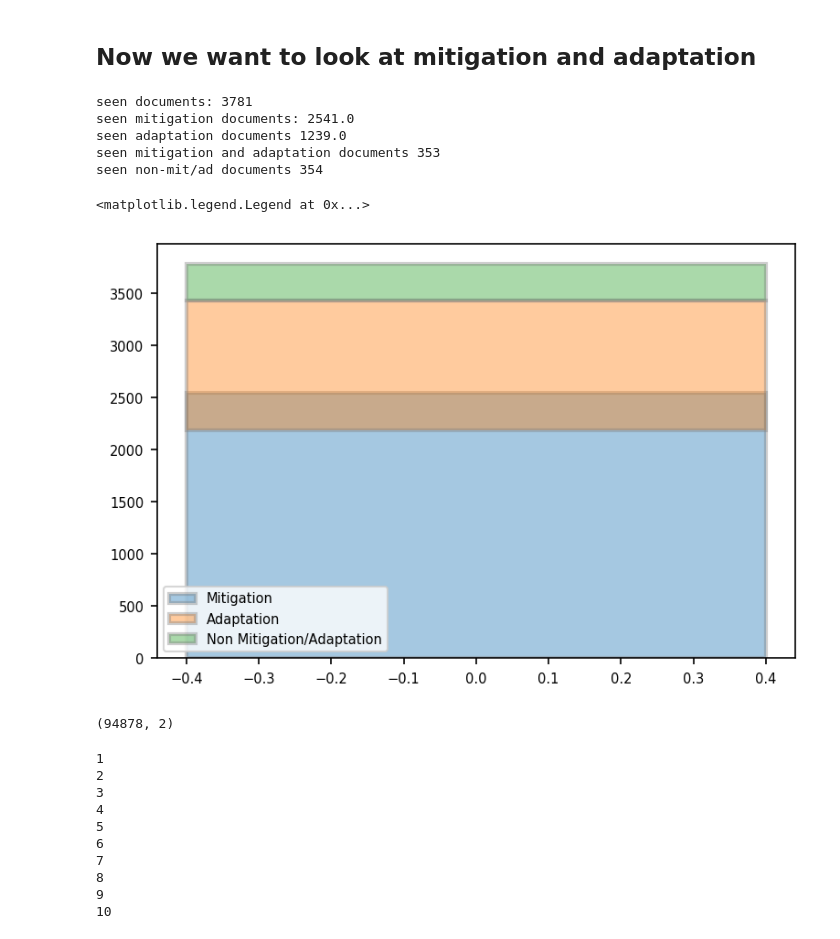
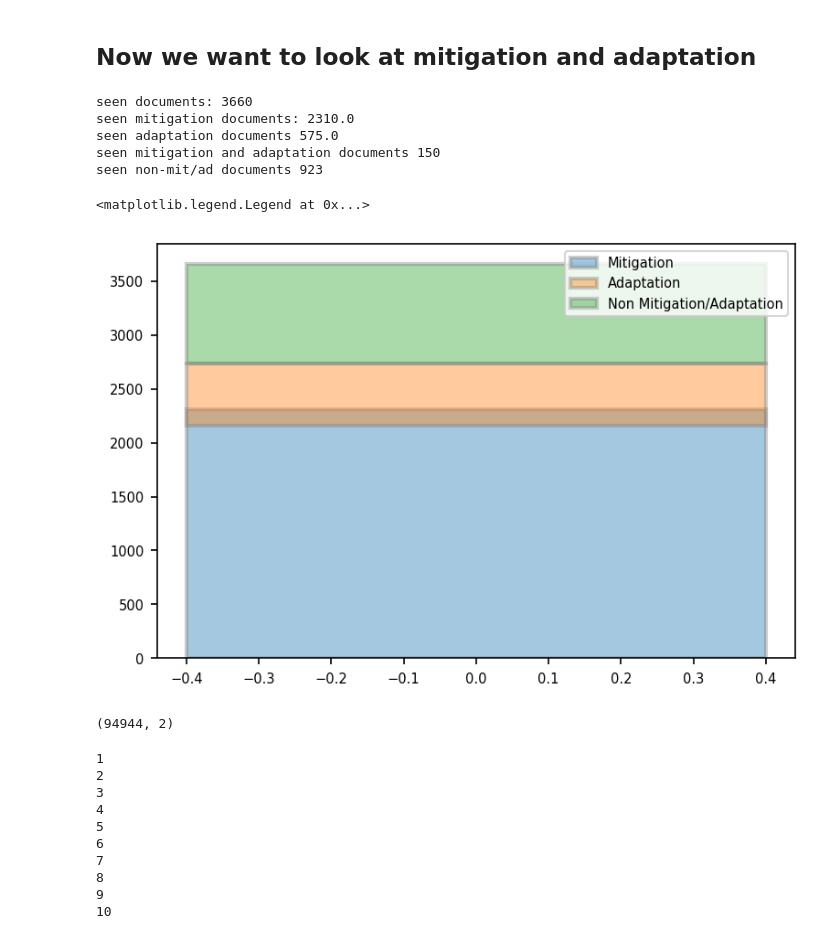
Before and after one commit to mcc-apsis/climate-policy-map, a Jupyter notebook: active_learning.ipynb, the cells around one changed output. Saved outputs shown, nothing was run; the diff lists cells and outputs as text; code cells hidden in the pictures.

```diff
--- a/active_learning.ipynb
+++ b/active_learning.ipynb
@@ -255,0 +227,4 @@ df.head()
+# %%
+df = pd.merge(df, gudf.rename(columns={"doc__id":"id"}), how="left").fillna(0)
+print(df.shape)
+df.head()
@@ -274,7 +258,7 @@ Text(0, 0.5, 'Number of documents')
 ### Now we "vectorize" the data, representing each document as a weighted count of its words and phrases (bag of words and bigrams). Or if we already did this previously, then we reload the vectorized data
 # %%
 import pickle
-revectorize = False
+revectorize = True
 y = df['relevant']
 if revectorize:
     vec = TfidfVectorizer(
@@ -283,7 +267,7 @@ if revectorize:
         max_features=10000,
         use_idf=1,
         smooth_idf=1, sublinear_tf=1,
-        stop_words="english",tokenizer=learning_utils.tokenize
+        stop_words="english",tokenizer=lu.tokenize
     )
     ab_X = vec.fit_transform(df['content'])
     with open ('data/vec.pickle','wb') as f:
@@ -294,9 +278,6 @@ else:
     with open ('data/vec.pickle','rb') as f:
         vec = pickle.load(f)
     ab_X = scipy.sparse.load_npz('data/X.npz')
-
-seen_index = df[df['seen']==1].index
-unseen_index = df[df['seen']==0].index
 # %% [markdown]
 ### We build 3 types of classifiers, and test these with k-fold cross validation
 # %%
@@ -435,7 +436,7 @@ Text(0.5, 0, 'Governance & policies')
 # %%
 from sklearn.model_selection import KFold
 
-y = df['Governance & policies']
+y = df['2 - Governance & policies']
 gov_models = [
     {
         'title': 'SVM',
@@ -610,56 +611,56 @@ df[['id','prediction']].to_csv(f'doctables/predictions_{now}.csv',index=False)
 # %% [markdown]
 ## Now we want to look at mitigation and adaptation
 # %%
-df['mit/ad'] = df['Mitigation'] + df['Adaptation']
+df['mit/ad'] = df['1 - Mitigation'] + df['1 - Adaptation']
 print("seen documents:",df.loc[df['seen']==1,].shape[0])
-print("seen mitigation documents:", df.loc[df['seen']==1,'Mitigation'].sum())
-print("seen adaptation documents", df.loc[df['seen']==1,'Adaptation'].sum())
+print("seen mitigation documents:", df.loc[df['seen']==1,'1 - Mitigation'].sum())
+print("seen adaptation documents", df.loc[df['seen']==1,'1 - Adaptation'].sum())
 print("seen mitigation and adaptation documents", df.loc[df['mit/ad']==2,].shape[0])
 print("seen non-mit/ad documents",df.loc[(df['seen']==1) & (df['mit/ad']==0),].shape[0])
 # %% [output]
-seen documents: 3781
-seen mitigation documents: 2541.0
-seen adaptation documents 1239.0
-seen mitigation and adaptation documents 353
-seen non-mit/ad documents 354
+seen documents: 3660
+seen mitigation documents: 2310.0
+seen adaptation documents 575.0
+seen mitigation and adaptation documents 150
+seen non-mit/ad documents 923
 # %%
 fig, ax = plt.subplots(dpi=150)
 
-mitigation = df.loc[df['seen']==1,'Mitigation'].sum()
-adaptation = df.loc[df['seen']==1,'Adaptation'].sum()
+mitigation = df.loc[df['seen']==1,'1 - Mitigation'].sum()
+adaptation = df.loc[df['seen']==1,'1 - Adaptation'].sum()
 overlap = df.loc[df['mit/ad']==2,].shape[0]
 nonmitad = df.loc[(df['seen']==1) & (df['mit/ad']==0),].shape[0]
 
 lw = 2
 alpha=0.4
 ec = "grey"
 
 ax.bar(
     0,mitigation,
     alpha=alpha, label="Mitigation",
     lw=lw, edgecolor=ec
 )
 ax.bar(
     0,adaptation,bottom=mitigation-overlap,
     alpha=alpha, label="Adaptation",
     lw=lw, edgecolor=ec
 )
 ax.bar(
     0,nonmitad,bottom=mitigation-overlap+adaptation,
     alpha=alpha, label="Non Mitigation/Adaptation",
     lw=lw, edgecolor=ec
 )
 
 ax.legend()
 # %% [output]
 <matplotlib.legend.Legend at 0x...>
-[figure, old version]
+[figure, new version]
 # %%
-classes = ["Mitigation","Adaptation"]
+classes = ["1 - Mitigation","1 - Adaptation"]
 y = np.matrix(df[classes])
 y.shape
 # %% [output]
-(94878, 2)
+(94944, 2)
 # %%
 from sklearn.model_selection import KFold
 multimodels = [
```
Also changed, not shown: parts of 21 cells of this notebook, 1 other file.
